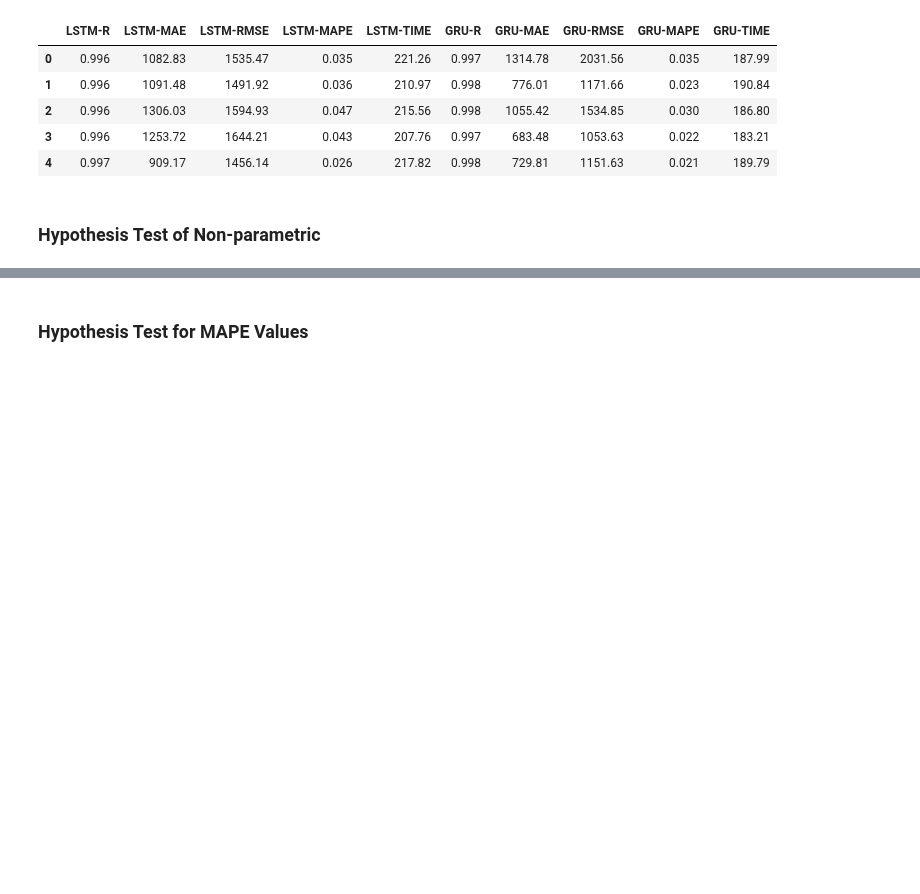
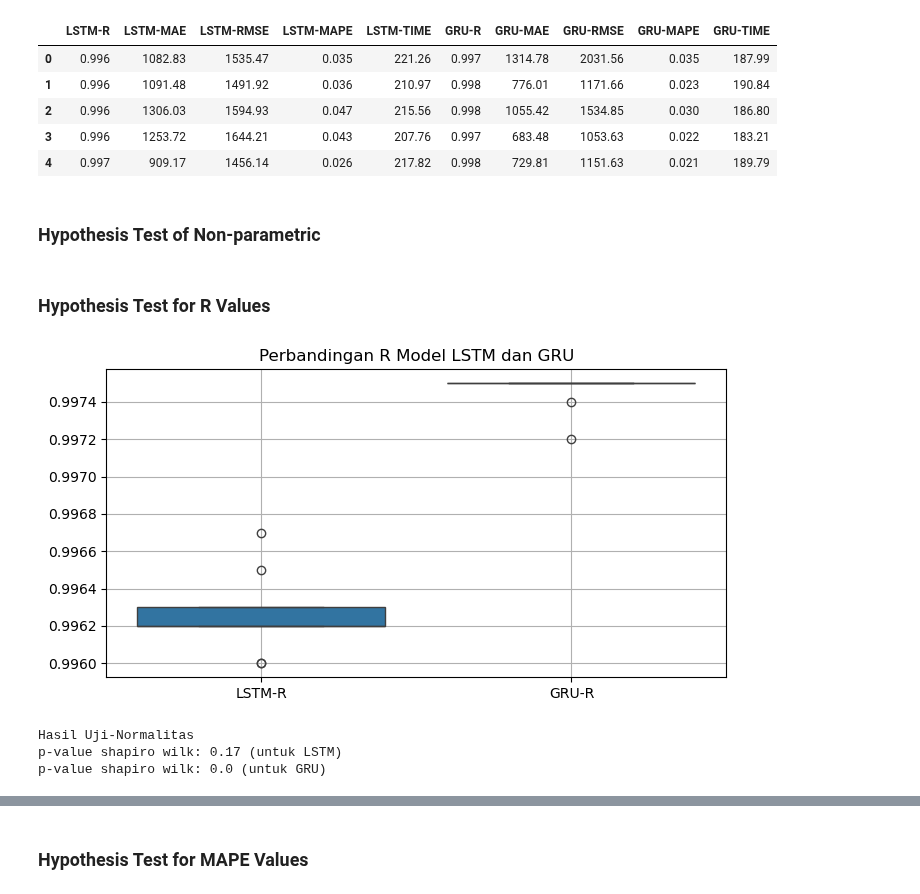
Before and after one commit to kusin/tensorflow-btc-usd-v2, a Jupyter notebook: K06-Uji-Hipotesis.ipynb, the cells around one changed output, grey strips where cells are left out. Saved outputs shown, nothing was run; the diff lists cells and outputs as text; code cells hidden in the pictures; blank space fills up the shorter version.

```diff
--- a/K06-Uji-Hipotesis.ipynb
+++ b/K06-Uji-Hipotesis.ipynb
@@ -104,3 +104,15 @@ def hypothesis(lstm, gru):
     print("Karena p-value:",Kruskal_Wallis,"maka Terima H1")
   print("")
   # --------------------------------------------------------------
+# %% [markdown]
+### Hypothesis Test for R Values
+# %%
+boxplot(dataset[["LSTM-R", "GRU-R"]], "Perbandingan R Model LSTM dan GRU")
+# %% [output]
+[figure, added]
+# %%
+normality(dataset["LSTM-R"], dataset["GRU-R"])
+# %% [output]
+Hasil Uji-Normalitas
+p-value shapiro wilk: 0.17 (untuk LSTM)
+p-value shapiro wilk: 0.0 (untuk GRU)
```
Also changed, not shown: parts of 9 cells of this notebook, 33 other files.
